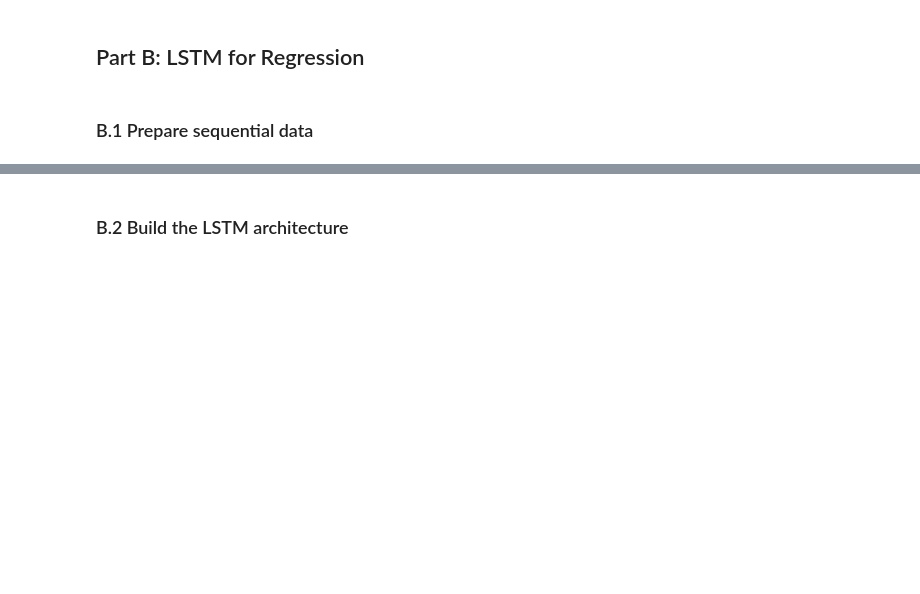
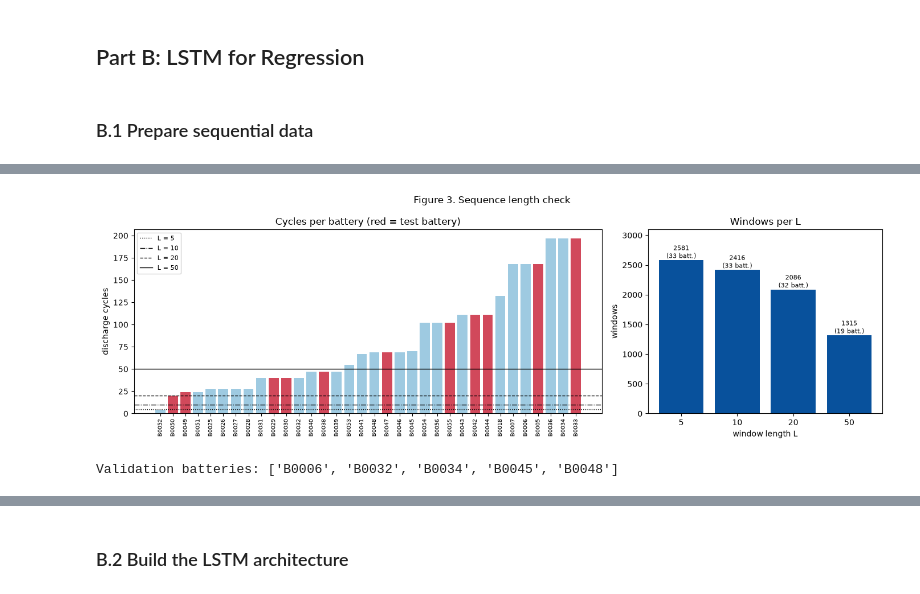
Before and after one commit to MaiChiLe113/Exploratory-Data-Analysis-NASA-Battery, a Jupyter notebook: asm_3/Portfolio_Assessment3_LeMaiChi.ipynb, the cells around one changed output, grey strips where cells are left out. Cells and saved outputs as stored; diff of their text form; code cells hidden in the pictures; blank space fills up the shorter version.

Commit message:
Window-length check for L'

```diff
--- a/asm_3/Portfolio_Assessment3_LeMaiChi.ipynb
+++ b/asm_3/Portfolio_Assessment3_LeMaiChi.ipynb
@@ -170,0 +216,34 @@ plt.show()
+# %%
+fig, axes = plt.subplots(1, 2, figsize=(14, 4.5), gridspec_kw={"width_ratios": [2, 1]})
+axes[0].bar(cycles.index, cycles.values, color=["#d1495b" if b in test_bats else "#9ecae1" for b in cycles.index])
+for L, ls in zip(L_GRID, [":", "-.", "--", "-"]):
+    axes[0].axhline(L, ls=ls, lw=1, color="black", label=f"L = {L}")
+axes[0].legend(loc="upper left", fontsize=8)
+axes[0].tick_params(axis="x", rotation=90, labelsize=7)
+axes[0].set_ylabel("discharge cycles")
+axes[0].set_title("Cycles per battery (red = test battery)")
+axes[1].bar(win_table["L"].astype(str), win_table["windows"], color="#08519c")
+for i, r in win_table.iterrows():
+    axes[1].text(i, r["windows"], f'{r["windows"]}\n({r["usable_batteries"]} batt.)', ha="center", va="bottom", fontsize=8)
+axes[1].set_ylim(0, win_table["windows"].max() * 1.2)
+axes[1].set_xlabel("window length L"); axes[1].set_ylabel("windows")
+axes[1].set_title("Windows per L")
+fig.suptitle("Figure 3. Sequence length check")
+plt.tight_layout()
+save_fig("figure_03_windows_per_L")
+plt.show()
+
+tb = np.array(train_bats)
+fit_i, val_i = next(GroupShuffleSplit(n_splits=1, test_size=0.20, random_state=SEED).split(tb, groups=tb))
+fit_bats, val_bats = tb[fit_i], tb[val_i]
+print("Validation batteries:", [str(b) for b in val_bats])
+
+fit_rows = seq["battery_id"].isin(fit_bats)
+x_scaler = MinMaxScaler().fit(seq.loc[fit_rows, SEQ_FEATURES])
+y_scaler = MinMaxScaler().fit(seq.loc[fit_rows, ["Capacity"]])
+scaled = seq.copy()
+scaled[SEQ_FEATURES] = x_scaler.transform(seq[SEQ_FEATURES])
+scaled["target"] = y_scaler.transform(seq[["Capacity"]]).ravel()
+# %% [output]
+[figure, added]
+Validation batteries: ['B0006', 'B0032', 'B0034', 'B0045', 'B0048']
```
Also changed, not shown: parts of 2 cells of this notebook, 2 other files.
